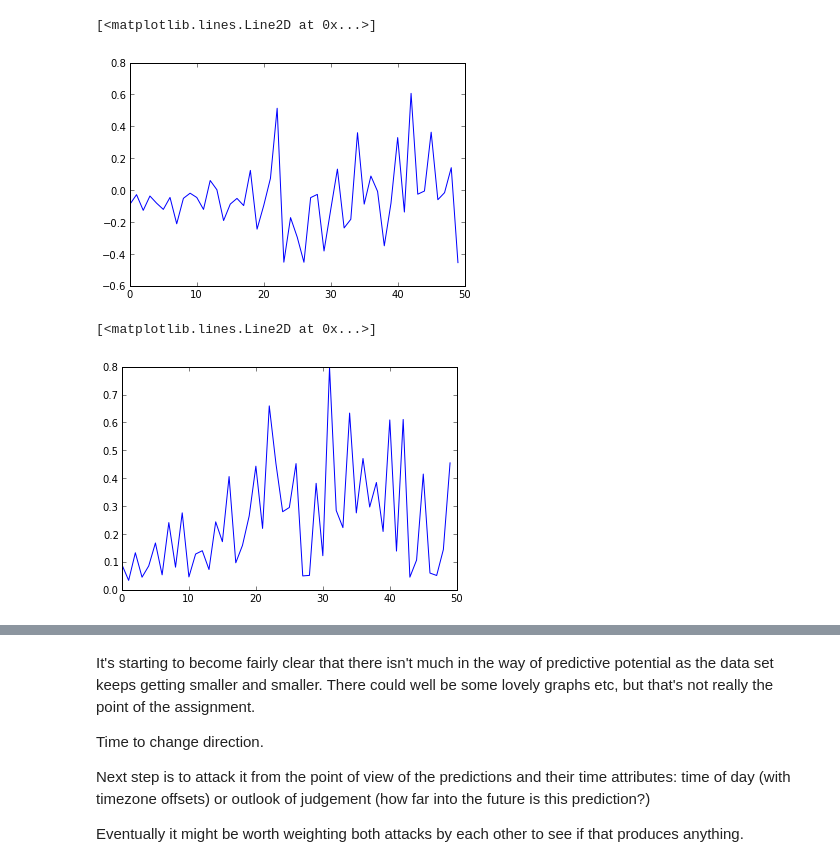
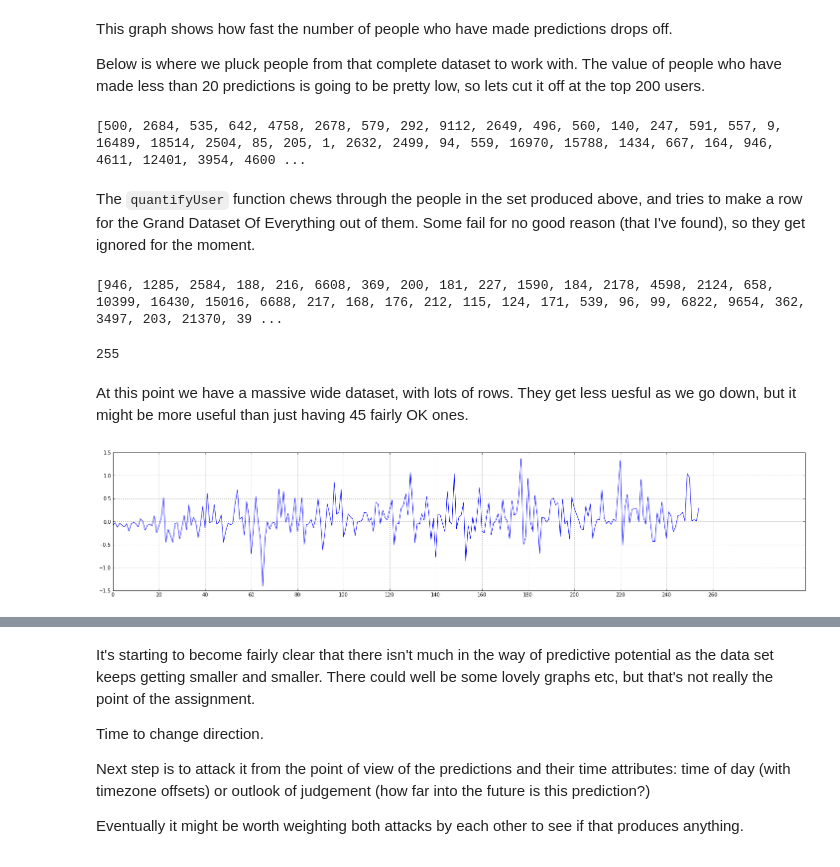
Before and after one commit to notionparallax/GA-DataScience, a Jupyter notebook: Prediction book analysis/PB analysis of users.ipynb, the cells around one changed output, grey strips where cells are left out. Cells and saved outputs as stored; diff of their text form; code cells hidden in the pictures.

```diff
--- a/Prediction book analysis/PB analysis of users.ipynb
+++ b/Prediction book analysis/PB analysis of users.ipynb
@@ -126,3 +158,14 @@ def timeDelta(created, deadline):
+# %%
+def summarise_conf_profile(cp):
+        cps = {}
+        for b in range(11):
+            numLabel = str(cp["Confidence"][b])
+            cps[numLabel + "_truePC"] = cp["truePC"][b]
+            cps[numLabel + "_falsePC"] = cp["falsePC"][b]
+
+            cps[numLabel + "_sqErrorPC"] = cp["sqError"][b]
+            cps[numLabel + "_signedSqErrorPC"] = cp["signedSqError"][b]
+        return cps
 # %%
 def quantifyUser(this_user = 500):
 
@@ -258,12 +267,0 @@ For people who will probably have something worth looking at, we should go as fa
-# %%
-quantified_users=[]
-for id in not_q["r.user_id"][:50]:
-    person = quantifyUser(id)
-    print "User: ", person["user"]
-    #person["conf_profileDF"]
-    #person["calibrationPlot"].show()
-    print "summedSquaredError: ", person["summedSquaredError"]
-    print "signedSummedSquaredError: ", person["signedSummedSquaredError"]
-    print "totalPredictions: ", person["totalPredictions"]
-    print
-    quantified_users.append(person)
@@ -289,13 +308,45 @@ totalPredictions:  88
+# %% [markdown]
+This graph shows how fast the number of people who have made predictions drops off.
+
+Below is where we pluck people from that complete dataset to work with. The value of people who have made less than 20 predictions is going to be pretty low, so lets cut it off at the top 200 users.
+# %%
+set_size = 200
+
+peopleToLookAt = []
+for i in range(set_size):
+    peopleToLookAt.append( not_q.iloc[i]['r.user_id'])
+print peopleToLookAt
+# %% [output]
+[500, 2684, 535, 642, 4758, 2678, 579, 292, 9112, 2649, 496, 560, 140, 247, 591, 557, 9, 16489, 18514, 2504, 85, 205, 1, 2632, 2499, 94, 559, 16970, 15788, 1434, 667, 164, 946, 4611, 12401, 3954, 4600 ...
+# %% [markdown]
+The `quantifyUser` function chews through the people in the set produced above, and tries to make a row for the Grand Dataset Of Everything out of them. Some fail for no good reason (that I've found), so they get ignored for the moment.
+# %%
+quantified_users=[]
+counter=0
+error_people = []
+for id in peopleToLookAt:
+    try:
+        person = quantifyUser(id)
+        quantified_users.append(person)
+    except:
+        error_people.append( id)
+print  error_people,"caused errors"
+# %% [output]
+[946, 1285, 2584, 188, 216, 6608, 369, 200, 181, 227, 1590, 184, 2178, 4598, 2124, 658, 10399, 16430, 15016, 6688, 217, 168, 176, 212, 115, 124, 171, 539, 96, 99, 6822, 9654, 362, 3497, 203, 21370, 39 ...
+# %%
+len(quantified_users)
+# %% [output]
+255
+# %% [markdown]
+At this point we have a massive wide dataset, with lots of rows. They get less uesful as we go down, but it might be more useful than just having 45 fairly OK ones.
 # %%
 qudf = pd.DataFrame(quantified_users)
 # %%
+fig = plt.figure(figsize=(25,5), dpi=100)
 plot(qudf[ 'signedSummedSquaredError'])
+grid(True)
+xticks(range(0,len(quantified_users)+20,20))
+show()
 #it would be worth ploting these two with number of predictions on the x axis. it would probably bunch them up way too much, but maybe with a log transform it would be useful
 # %% [output]
-[<matplotlib.lines.Line2D at 0x...>]
-[figure, old version]
+[figure, new version]
-# %%
-plot(qudf[ 'summedSquaredError'])
-# %% [output]
-[<matplotlib.lines.Line2D at 0x...>]
-[figure, removed]
```
Also changed, not shown: parts of 38 cells of this notebook.
